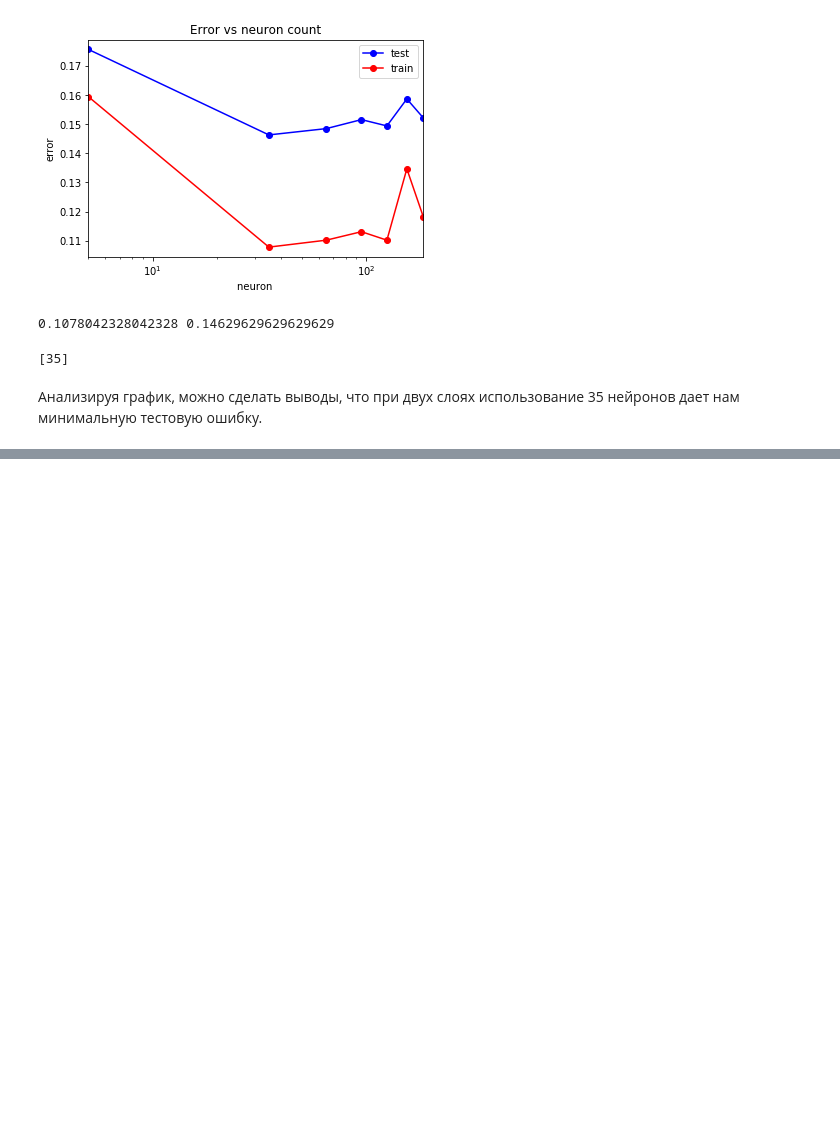
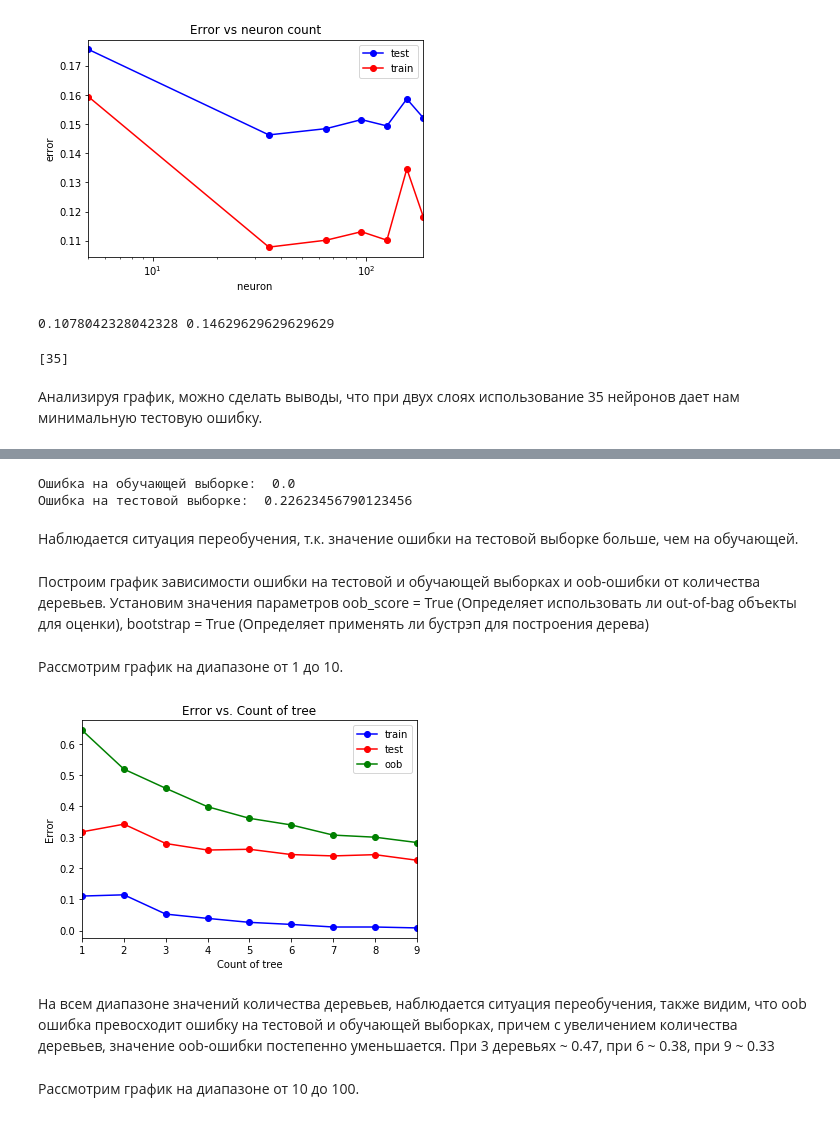
Before and after one commit to ksusha-gorskaya/DataAnalysis, a Jupyter notebook: Lab1_DataAnalysis.ipynb, the cells around one changed output, grey strips where cells are left out. Saved outputs shown, nothing was run; the diff lists cells and outputs as text; code cells hidden in the pictures; blank space fills up the shorter version.

```diff
--- a/Lab1_DataAnalysis.ipynb
+++ b/Lab1_DataAnalysis.ipynb
@@ -783,0 +839,3 @@ print(kol_neurons)
+# %%
+ert = ensemble.ExtraTreesClassifier(n_estimators = 10)
+ert.fit(X_train, y_train)
@@ -783,0 +851,42 @@ print(kol_neurons)
+# %%
+err_train = np.mean(y_train != ert.predict(X_train))
+err_test  = np.mean(y_test  != ert.predict(X_test))
+
+print("Ошибка на обучающей выборке: ", err_train)
+print("Ошибка на тестовой выборке: ", err_test)
+# %% [output]
+Ошибка на обучающей выборке:  0.0
+Ошибка на тестовой выборке:  0.22623456790123456
+# %% [markdown]
+Наблюдается ситуация переобучения, т.к. значение ошибки на тестовой выборке больше, чем на обучающей.
+# %% [markdown]
+Построим график зависимости ошибки на тестовой и обучающей выборках и oob-ошибки от количества деревьев. Установим значения параметров oob_score = True (Определяет использовать ли out-of-bag объекты для оценки), bootstrap = True (Определяет применять ли бустрэп для построения дерева)
+# %% [markdown]
+Рассмотрим график на диапазоне от 1 до 10.
+# %%
+tree_arr = np.arange(1, 10, 1)
+test_err = []
+train_err = []
+oob_err = []
+for tree in tree_arr:
+    ert = ensemble.ExtraTreesClassifier(n_estimators = tree, oob_score=True, bootstrap=True)
+    ert.fit(X_train, y_train)
+    train_err.append(np.mean(y_train != ert.predict(X_train)))
+    test_err.append(np.mean(y_test  != ert.predict(X_test)))
+    oob_err.append(1 - ert.oob_score_)
+# %%
+plt.plot(tree_arr, train_err, 'b-o', label = 'train')
+plt.plot(tree_arr, test_err, 'r-o', label = 'test')
+plt.plot(tree_arr, oob_err, 'g-o', label = 'oob')
+plt.xlim([np.min(tree_arr), np.max(tree_arr)])
+plt.title('Error vs. Count of tree')
+plt.xlabel('Count of tree')
+plt.ylabel('Error')
+plt.legend()
+pass
+# %% [output]
+[figure, added]
+# %% [markdown]
+На всем диапазоне значений количества деревьев, наблюдается ситуация переобучения, также видим, что oob ошибка превосходит ошибку на тестовой и обучающей выборках, причем с увеличением количества деревьев, значение oob-ошибки постепенно уменьшается. При 3 деревьях ~ 0.47, при 6 ~ 0.38, при 9 ~ 0.33
+# %% [markdown]
+Рассмотрим график на диапазоне от 10 до 100.
```
Also changed, not shown: parts of 86 cells of this notebook.
